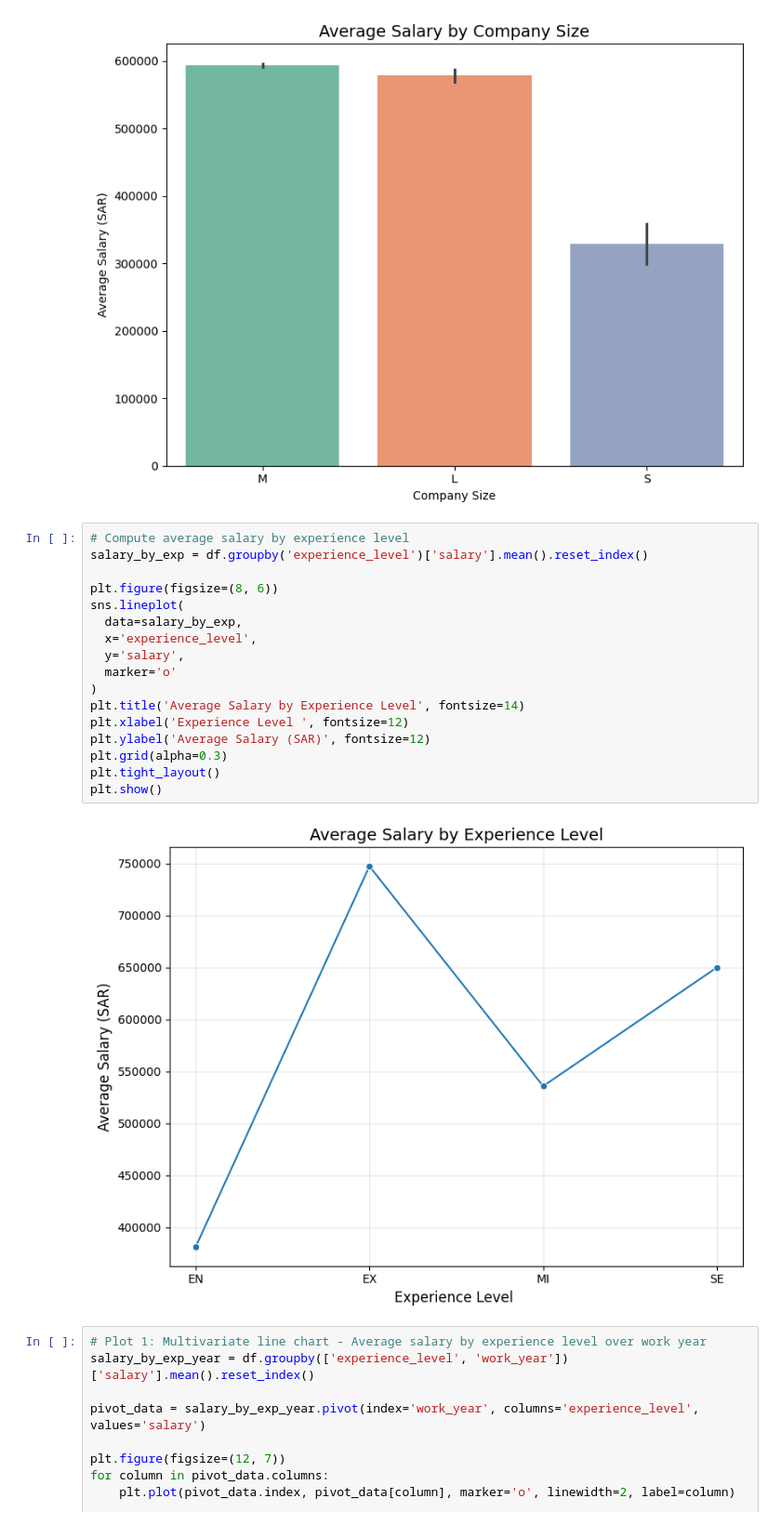
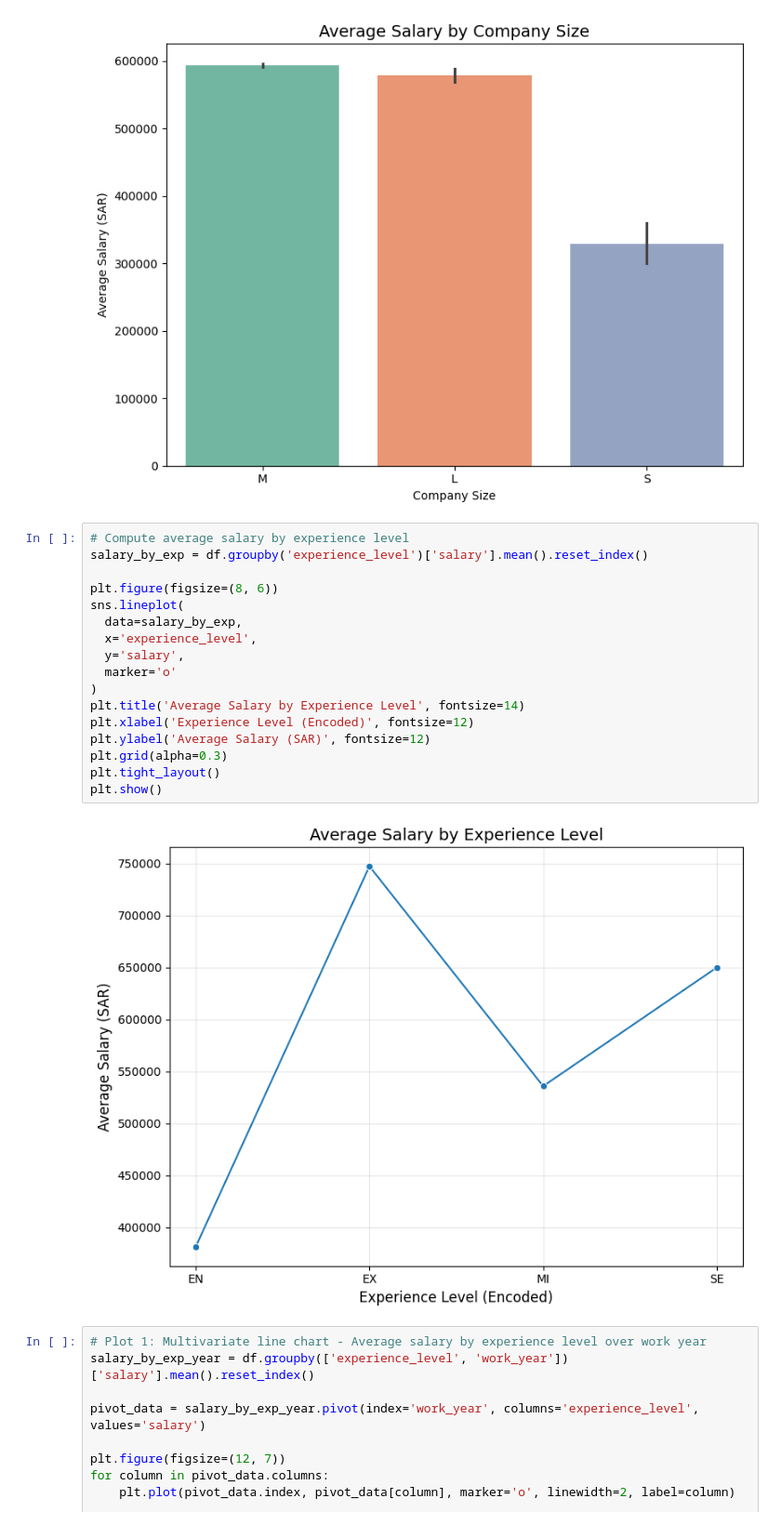
Before and after one commit to Mohab0P/salaries-analysis-and-prediction, a Jupyter notebook: modl.ipynb, the cells around one changed output. Shown at 93% size. Drawn from its saved outputs; the diff is of its cells as text.

```diff
--- a/modl.ipynb
+++ b/modl.ipynb
@@ -265,22 +265,22 @@ Passing `palette` without assigning `hue` is deprecated and will be removed in v
 # %%
 # Compute average salary by experience level
 salary_by_exp = df.groupby('experience_level')['salary'].mean().reset_index()
 
 plt.figure(figsize=(8, 6))
 sns.lineplot(
   data=salary_by_exp,
   x='experience_level',
   y='salary',
   marker='o'
 )
 plt.title('Average Salary by Experience Level', fontsize=14)
-plt.xlabel('Experience Level ', fontsize=12)
+plt.xlabel('Experience Level (Encoded)', fontsize=12)
 plt.ylabel('Average Salary (SAR)', fontsize=12)
 plt.grid(alpha=0.3)
 plt.tight_layout()
 plt.show()
 # %% [output]
-[figure, old version]
+[figure, new version]
 # %%
 # Plot 1: Multivariate line chart - Average salary by experience level over work year
 salary_by_exp_year = df.groupby(['experience_level', 'work_year'])['salary'].mean().reset_index()
```
Also changed, not shown: parts of 1 cell of this notebook.
